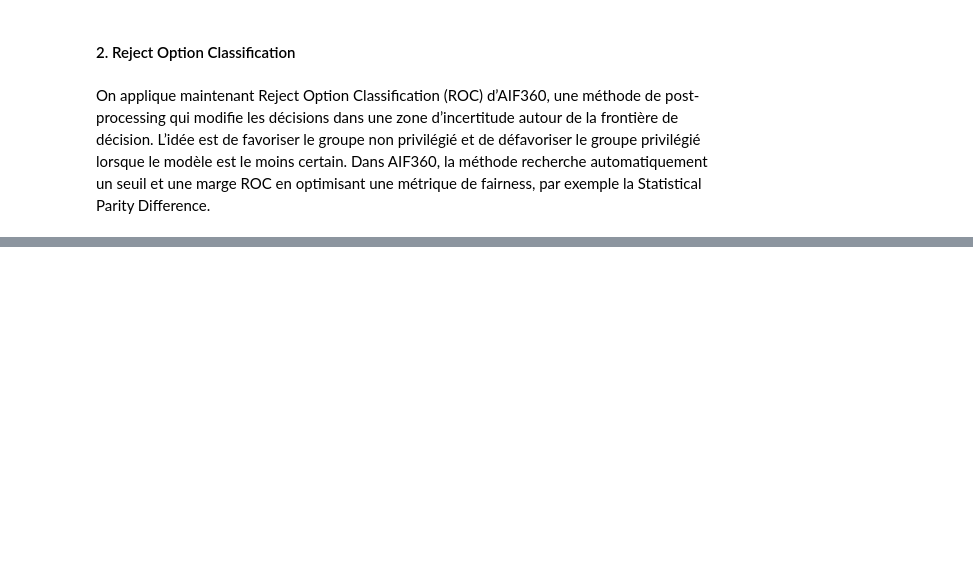
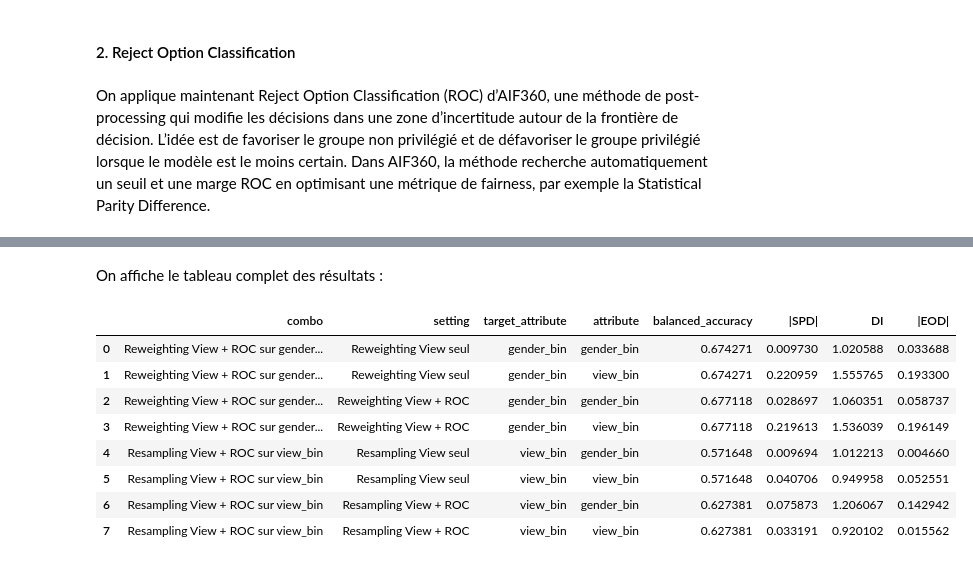
Before and after one commit to EagleForce14/Fairness, a Jupyter notebook: Projet/train_classifieur_local.ipynb, the cells around one changed output, grey strips where cells are left out. Saved outputs shown, nothing was run; the diff lists cells and outputs as text; code cells hidden in the pictures; blank space fills up the shorter version.

Commit message:
Finalisation du projet pour la partie code

```diff
--- a/Projet/train_classifieur_local.ipynb
+++ b/Projet/train_classifieur_local.ipynb
@@ -1862,0 +1889,3 @@ On applique maintenant Reject Option Classification (ROC) d’AIF360, une métho
+# %%
+logit0 = pd.to_numeric(df_eval_roc["preds_logit0"], errors="coerce").fillna(0.0).to_numpy()
+logit1 = pd.to_numeric(df_eval_roc["preds_logit1"], errors="coerce").fillna(0.0).to_numpy()
@@ -1862,0 +2144,28 @@ On applique maintenant Reject Option Classification (ROC) d’AIF360, une métho
+# %%
+def prepare_eval_df_for_roc(pred_csv, df_ref):
+    """
+    Prépare un dataframe d'évaluation à partir d'un CSV de prédictions,
+    puis reconstruit le score continu de la classe positive (malade),
+    afin de pouvoir appliquer ROC.
+    """
+    df_eval_local = prepare_eval_df(pred_csv, df_ref).copy()
+
+    # Comme précedemment, on sécurise les types pour éviter les problèmes lors des calculs suivants.
+    df_eval_local["y_true"] = pd.to_numeric(df_eval_local["y_true"], errors="raise").astype(int)
+    df_eval_local["y_pred"] = pd.to_numeric(df_eval_local["y_pred"], errors="raise").astype(int)
+    df_eval_local["gender_bin"] = pd.to_numeric(df_eval_local["gender_bin"], errors="raise").astype(int)
+    df_eval_local["view_bin"] = pd.to_numeric(df_eval_local["view_bin"], errors="raise").astype(int)
+
+    # Reconstruction du score continu de la classe "malade"
+    logit0 = pd.to_numeric(df_eval_local["preds_logit0"], errors="coerce").fillna(0.0).to_numpy()
+    logit1 = pd.to_numeric(df_eval_local["preds_logit1"], errors="coerce").fillna(0.0).to_numpy()
+
+    df_eval_local["score_malade"] = 1.0 / (1.0 + np.exp(-(logit0 - logit1)))
+
+    # Prédiction reconstruite au seuil standard de 0.5
+    df_eval_local["y_pred_base"] = (df_eval_local["score_malade"] >= 0.5).astype(int)
+
+    # On fait une petite vérification rapide : la prédiction reconstruite doit être proche de y_pred
+    agreement = (df_eval_local["y_pred_base"] == df_eval_local["y_pred"]).mean()
+
+    return df_eval_local, agreement
@@ -1862,0 +2245,24 @@ On applique maintenant Reject Option Classification (ROC) d’AIF360, une métho
+# %% [markdown]
+On affiche le tableau complet des résultats :
+# %%
+summary_pre_post = pd.concat(combo_results, ignore_index=True)
+
+summary_pre_post["|SPD|"] = summary_pre_post["SPD"].abs()
+summary_pre_post["|EOD|"] = summary_pre_post["EOD"].abs()
+
+summary_pre_post = summary_pre_post[
+    ["combo", "setting", "target_attribute", "attribute",
+     "balanced_accuracy", "|SPD|", "DI", "|EOD|"]
+]
+
+display(summary_pre_post)
+# %% [output]
+|  | combo | setting | target_attribute | attribute | balanced_accuracy | |SPD| | DI | |EOD| |
+| 0 | Reweighting View + ROC sur gender... | Reweighting View seul | gender_bin | gender_bin | 0.674271 | 0.009730 | 1.020588 | 0.033688 |
+| 1 | Reweighting View + ROC sur gender... | Reweighting View seul | gender_bin | view_bin | 0.674271 | 0.220959 | 1.555765 | 0.193300 |
+| 2 | Reweighting View + ROC sur gender... | Reweighting View + ROC | gender_bin | gender_bin | 0.677118 | 0.028697 | 1.060351 | 0.058737 |
+| 3 | Reweighting View + ROC sur gender... | Reweighting View + ROC | gender_bin | view_bin | 0.677118 | 0.219613 | 1.536039 | 0.196149 |
+| 4 | Resampling View + ROC sur view_bin | Resampling View seul | view_bin | gender_bin | 0.571648 | 0.009694 | 1.012213 | 0.004660 |
+| 5 | Resampling View + ROC sur view_bin | Resampling View seul | view_bin | view_bin | 0.571648 | 0.040706 | 0.949958 | 0.052551 |
+| 6 | Resampling View + ROC sur view_bin | Resampling View + ROC | view_bin | gender_bin | 0.627381 | 0.075873 | 1.206067 | 0.142942 |
+| 7 | Resampling View + ROC sur view_bin | Resampling View + ROC | view_bin | view_bin | 0.627381 | 0.033191 | 0.920102 | 0.015562 |
```
Also changed, not shown: parts of 40 cells of this notebook.
